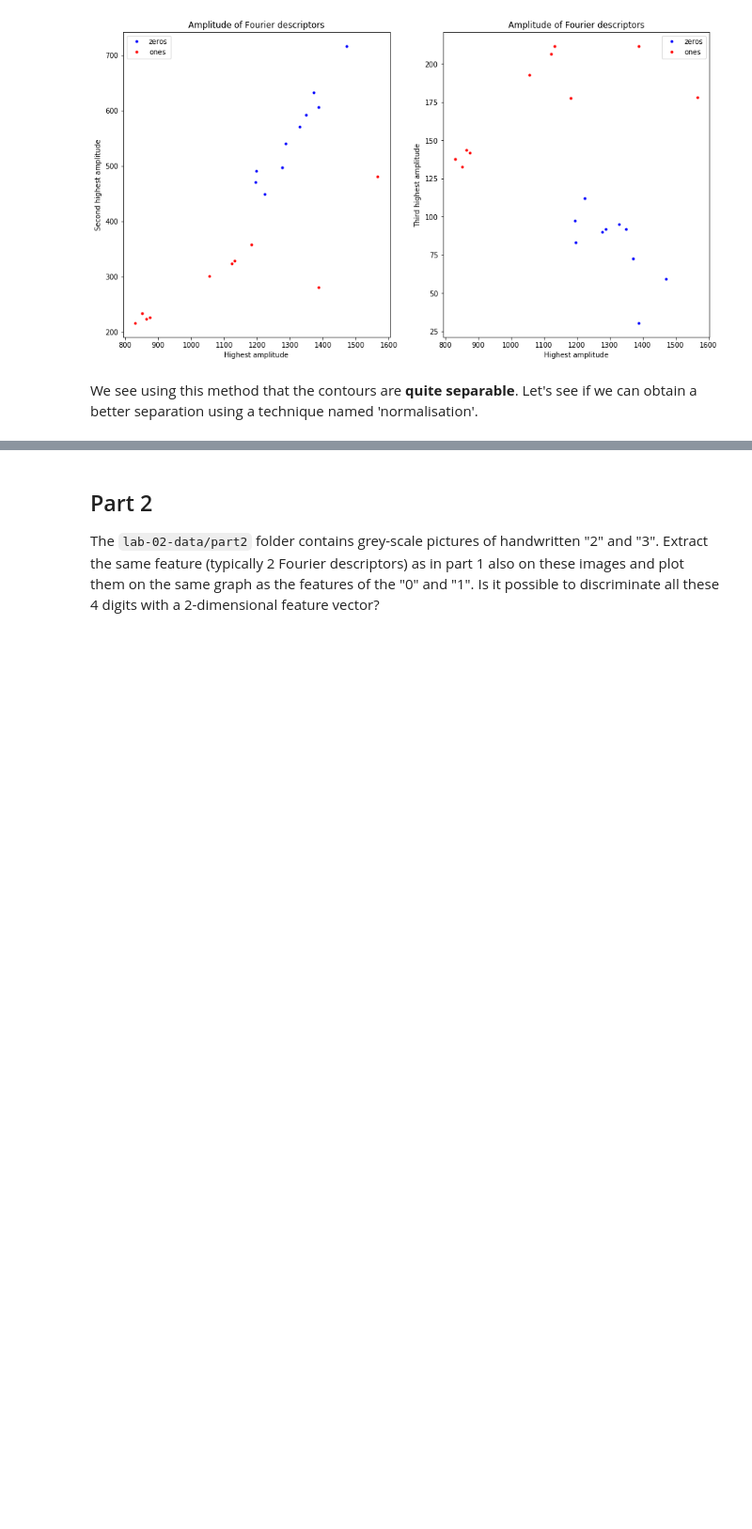
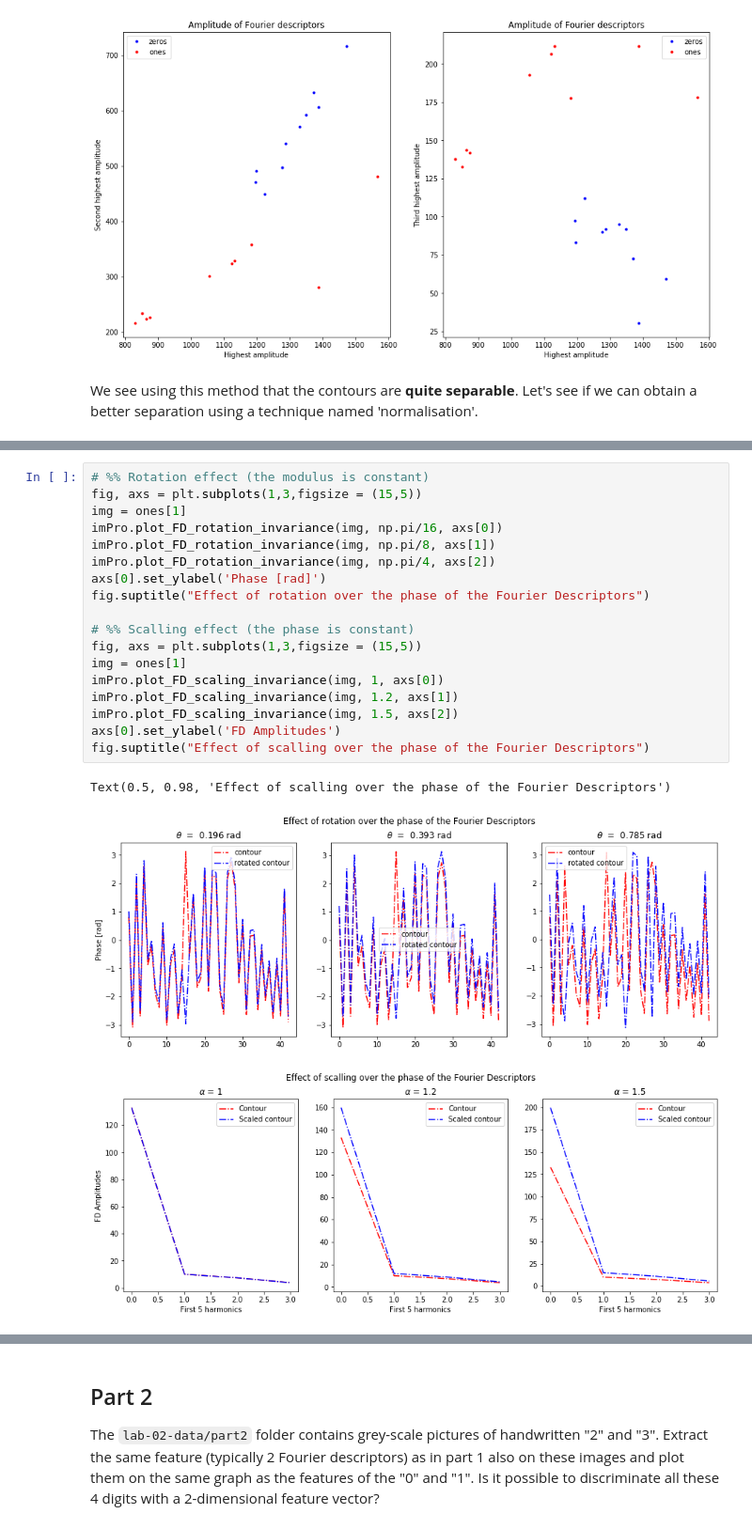
Before and after one commit to arthurBricq/ImageAnalysisLabs, a Jupyter notebook: lab02/lab_02_object_description.ipynb, the cells around one changed output, grey strips where cells are left out. Shown at 94% size. Drawn from its saved outputs; the diff is of its cells as text; blank space fills up the shorter version.

Commit message:
Adding illustation of transformations over Fourier Transform

```diff
--- a/lab02/lab_02_object_description.ipynb
+++ b/lab02/lab_02_object_description.ipynb
@@ -149,0 +147,22 @@ To have a good classification, we must use a good feature vector $x_{features}$,
+# %%
+# %% Rotation effect (the modulus is constant)
+fig, axs = plt.subplots(1,3,figsize = (15,5))
+img = ones[1]
+imPro.plot_FD_rotation_invariance(img, np.pi/16, axs[0])
+imPro.plot_FD_rotation_invariance(img, np.pi/8, axs[1])
+imPro.plot_FD_rotation_invariance(img, np.pi/4, axs[2])
+axs[0].set_ylabel('Phase [rad]')
+fig.suptitle("Effect of rotation over the phase of the Fourier Descriptors")
+
+# %% Scalling effect (the phase is constant)
+fig, axs = plt.subplots(1,3,figsize = (15,5))
+img = ones[1]
+imPro.plot_FD_scaling_invariance(img, 1, axs[0])
+imPro.plot_FD_scaling_invariance(img, 1.2, axs[1])
+imPro.plot_FD_scaling_invariance(img, 1.5, axs[2])
+axs[0].set_ylabel('FD Amplitudes')
+fig.suptitle("Effect of scalling over the phase of the Fourier Descriptors")
+# %% [output]
+Text(0.5, 0.98, 'Effect of scalling over the phase of the Fourier Descriptors')
+[figure, added]
+[figure, added]
```
Also changed, not shown: parts of 3 cells of this notebook, 2 other files.
